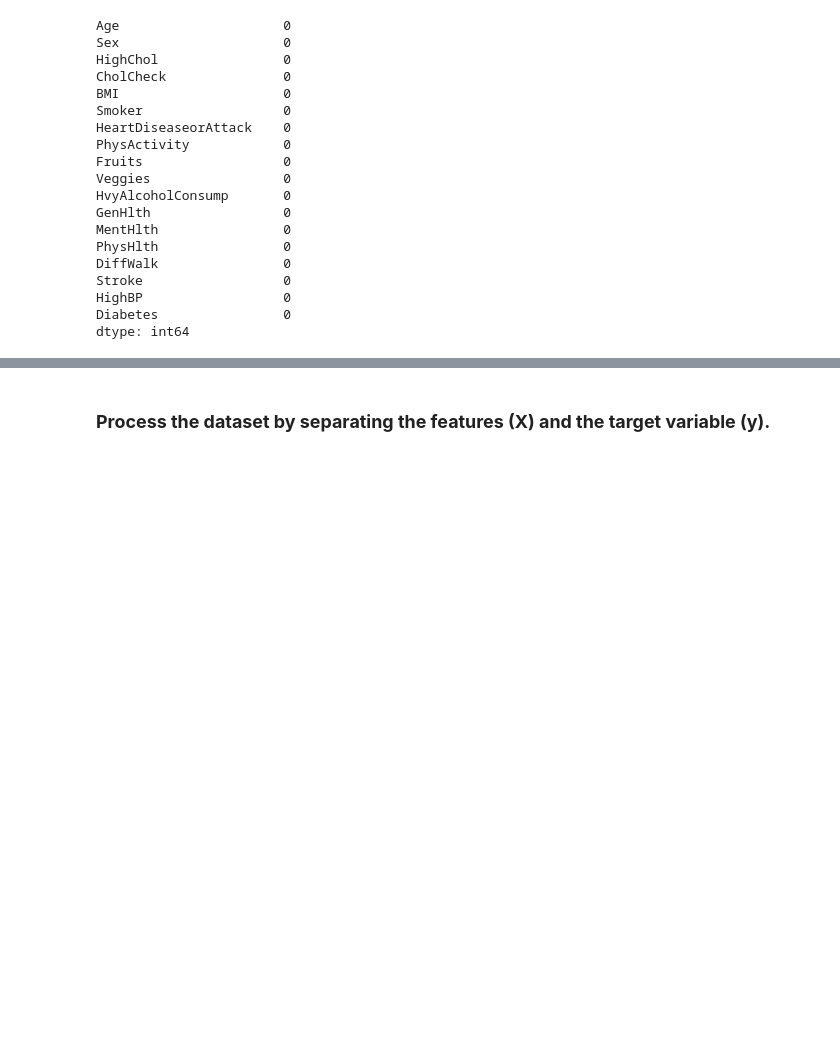
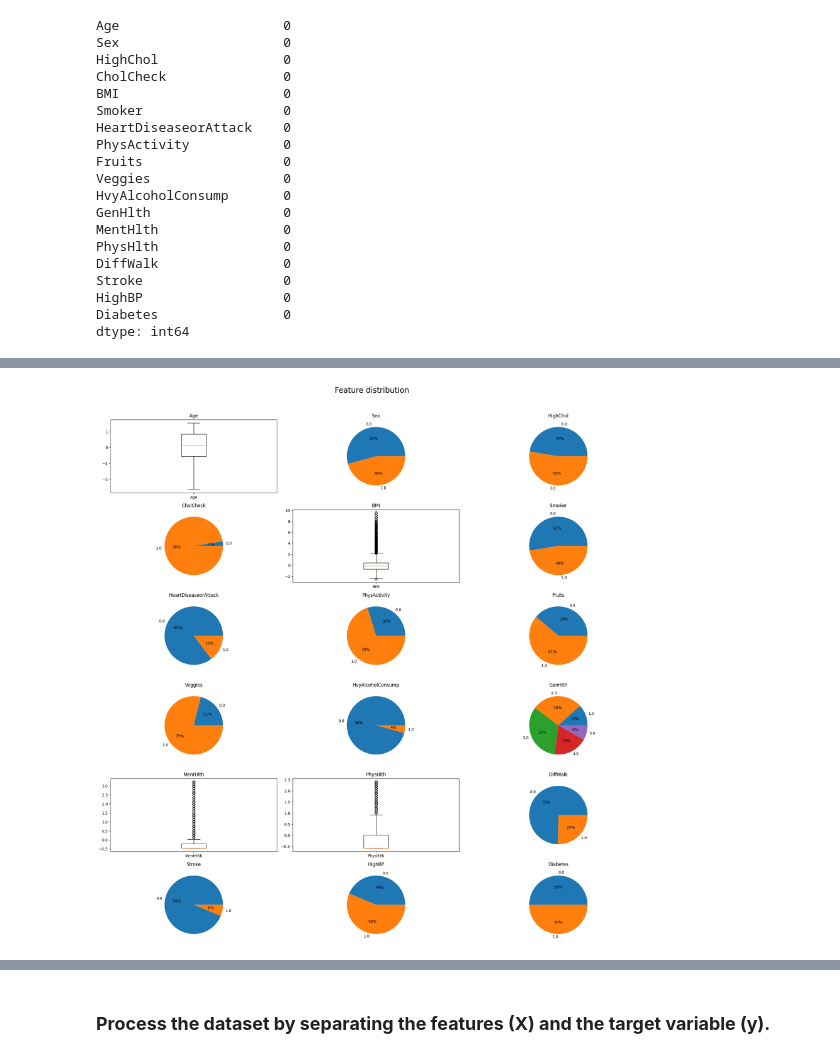
Before and after one commit to DiaeddinTahboub/Assignment_3-Machine_Learning, a Jupyter notebook: Assignment_3.ipynb, the cells around one changed output, grey strips where cells are left out. Drawn from its saved outputs; the diff is of its cells as text; code cells hidden in the pictures; blank space fills up the shorter version.

```diff
--- a/Assignment_3.ipynb
+++ b/Assignment_3.ipynb
@@ -186,0 +80,30 @@ exploratory_data_analysis(dataset)
+# %%
+# make a figure which has 18 subplots (6 rows, 3 columns)
+fig, axs = plt.subplots(6, 3, figsize=(20, 20))
+# title of the figure with padding
+fig.suptitle("Feature distribution", fontsize=20, y=1.02)
+
+
+# if the column has less than 10 unique values, plot a pie chart and add it to the figure as a subplot
+# otherwise a plot boxplot and add it to the figure as a subplot
+for column, ax in zip(dataset.columns, axs.flatten()):
+    if dataset[column].nunique() > 10:
+        # z-score normalization
+        dataset[column] = (dataset[column] - dataset[column].mean()) / (
+            dataset[column].std()
+        )
+        ax.boxplot(dataset[column])
+        ax.set_xticklabels([column])
+    else:
+        ax.pie(
+            dataset[column].value_counts().sort_index(),
+            labels=np.arange(dataset[column].min(), dataset[column].max() + 1),
+            autopct="%1.0f%%",
+        )
+    ax.set_title(column)
+
+
+plt.tight_layout()
+plt.show()
+# %% [output]
+[figure, added]
```
Also changed, not shown: parts of 21 cells of this notebook.
